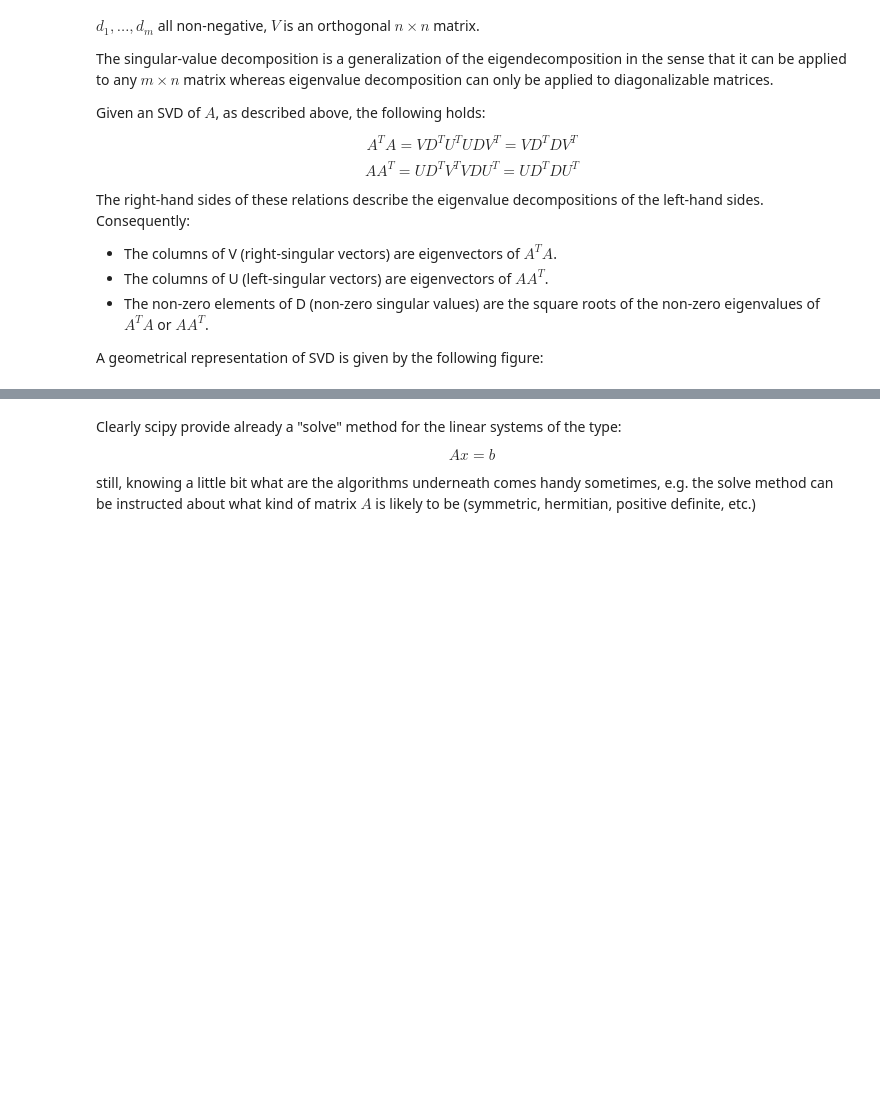
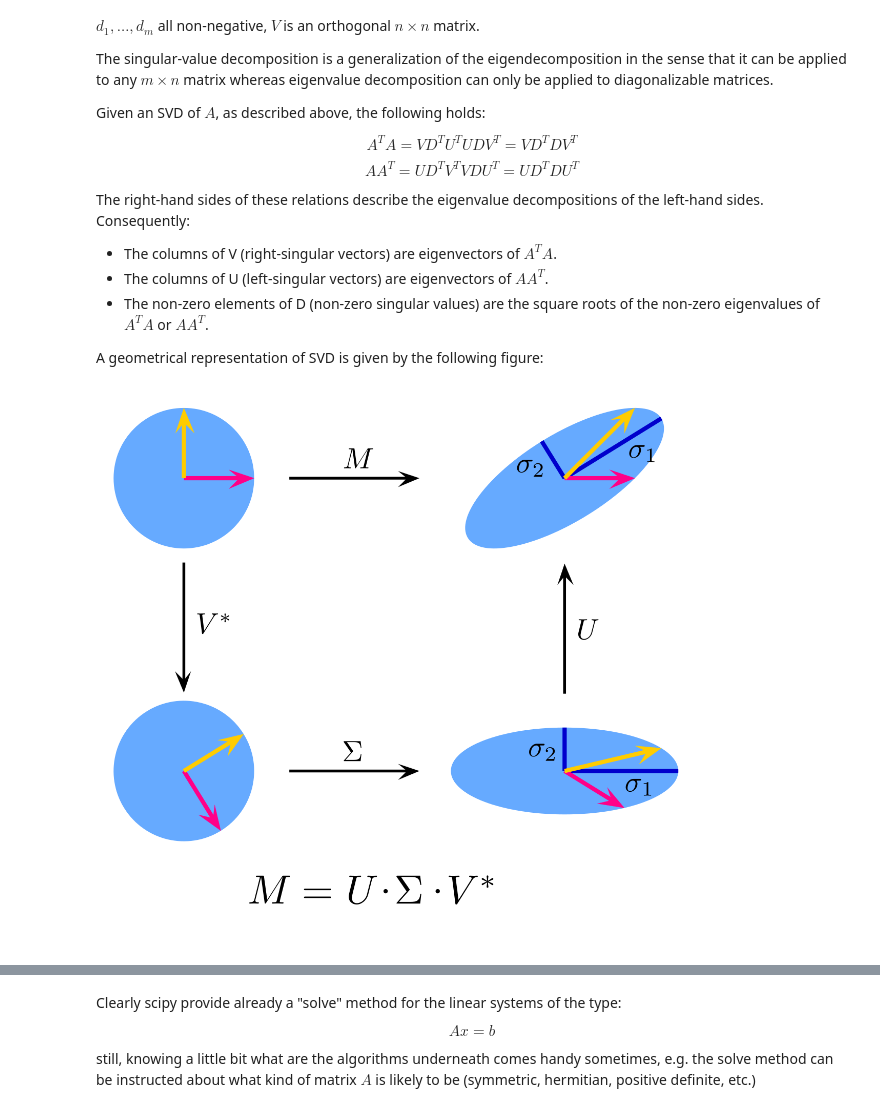
Before and after one commit to PhysicsOfData/LaboratoryOfComputationalPhysics_Y4, a Jupyter notebook: 07_LinearAlgebra.ipynb, the cells around one changed output, grey strips where cells are left out. Saved outputs shown, nothing was run; the diff lists cells and outputs as text; code cells hidden in the pictures; blank space fills up the shorter version.

```diff
--- a/07_LinearAlgebra.ipynb
+++ b/07_LinearAlgebra.ipynb
@@ -310,8 +312,10 @@ The right-hand sides of these relations describe the eigenvalue decompositions o
 
 A geometrical representation of SVD is given by the following figure:
 # %%
-#from IPython.display import Image
-#Image("Singular-Value-Decomposition.png")
+from IPython.display import Image
+Image("Singular-Value-Decomposition.png")
+# %% [output]
+[figure, added]
 # %%
 m, n = 5, 4
 A = np.random.randn(m, n) #+ 1.j*np.random.randn(m, n)
```
Also changed, not shown: parts of 17 cells of this notebook, 1 other file.
